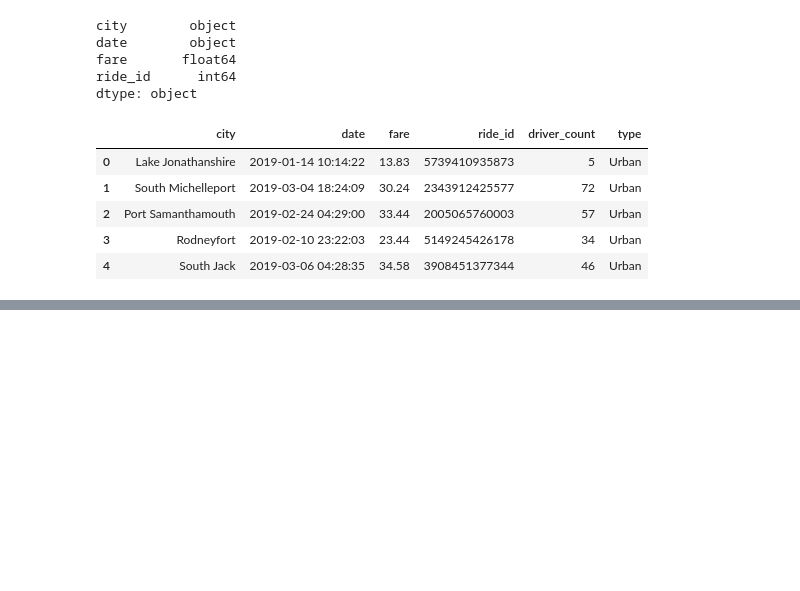
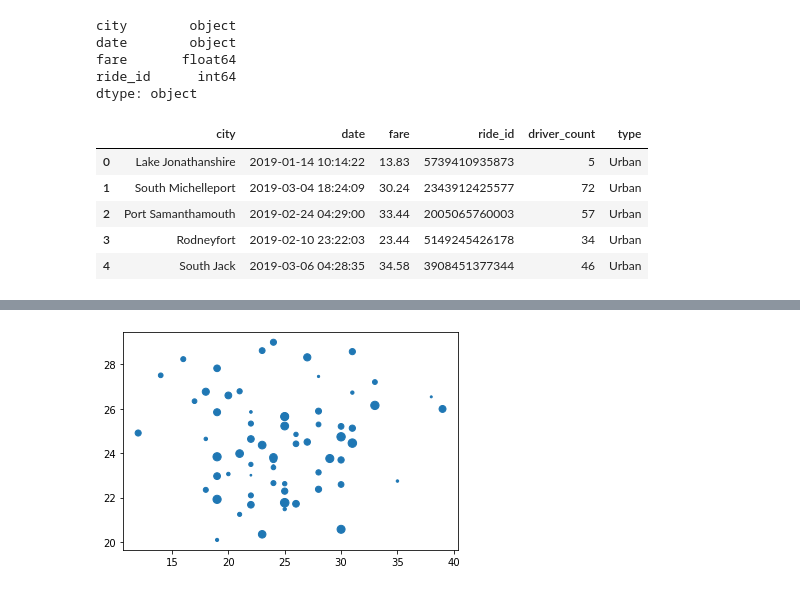
Before and after one commit to joeyamyers/PyBer_Analysis, a Jupyter notebook: PyBer.ipynb, the cells around one changed output, grey strips where cells are left out. Drawn from its saved outputs; the diff is of its cells as text; code cells hidden in the pictures; blank space fills up the shorter version.

Commit message:
Finished the Pyber Analysis and added starter code

```diff
--- a/PyBer.ipynb
+++ b/PyBer.ipynb
@@ -117,3 +117,7 @@ pyber_data_df.head()
 | 2 | Port Samanthamouth | 2019-02-24 04:29:00 | 33.44 | 2005065760003 | 57 | Urban |
 | 3 | Rodneyfort | 2019-02-10 23:22:03 | 23.44 | 5149245426178 | 34 | Urban |
 | 4 | South Jack | 2019-03-06 04:28:35 | 34.58 | 3908451377344 | 46 | Urban |
+# %%
+# Create the Urban city DataFrame.
+urban_cities_df = pyber_data_df[pyber_data_df["type"] == "Urban"]
+urban_cities_df.head()
@@ -119,0 +135,4 @@ pyber_data_df.head()
+# %%
+# get total number of rides per city type - create a series
+urban_ride_count = urban_cities_df.groupby(["city"]).count()["ride_id"]
+urban_ride_count
@@ -119,0 +158,4 @@ pyber_data_df.head()
+# %%
+# Get average fare for each city in the urban cities.
+urban_avg_fare = urban_cities_df.groupby(["city"]).mean()["fare"]
+urban_avg_fare
@@ -119,0 +180,4 @@ pyber_data_df.head()
+# %%
+# get the avg number of drivers for each city type
+urban_driver_count = urban_cities_df.groupby(["city"]).mean()["driver_count"]
+urban_driver_count
@@ -119,0 +202,6 @@ pyber_data_df.head()
+# %%
+# Build the scatter plots for urban cities.
+plt.scatter(urban_ride_count, urban_avg_fare, s=urban_driver_count)
+plt.show()
+# %% [output]
+[figure, added]
```
Also changed, not shown: parts of 56 cells of this notebook, 10 other files.
